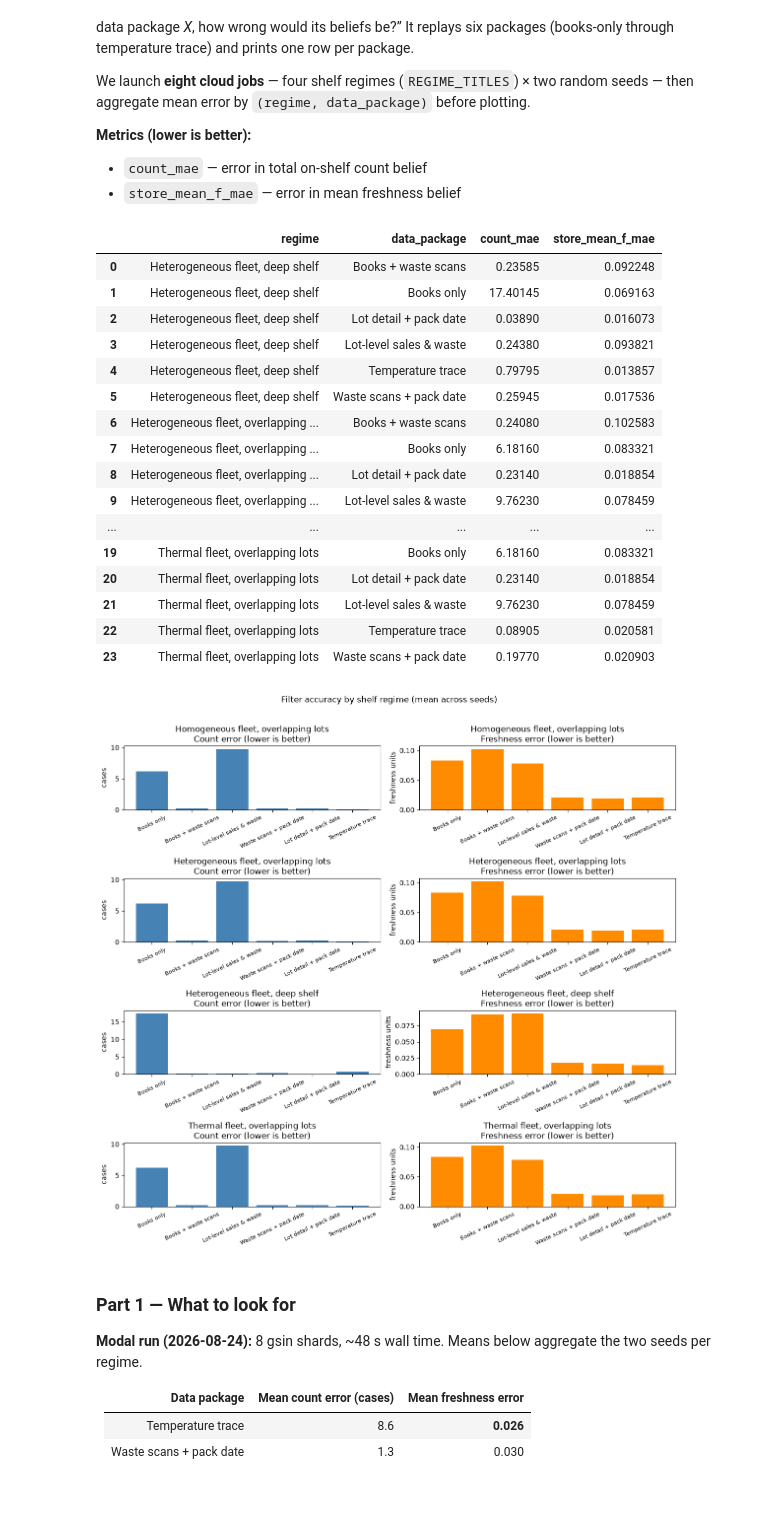
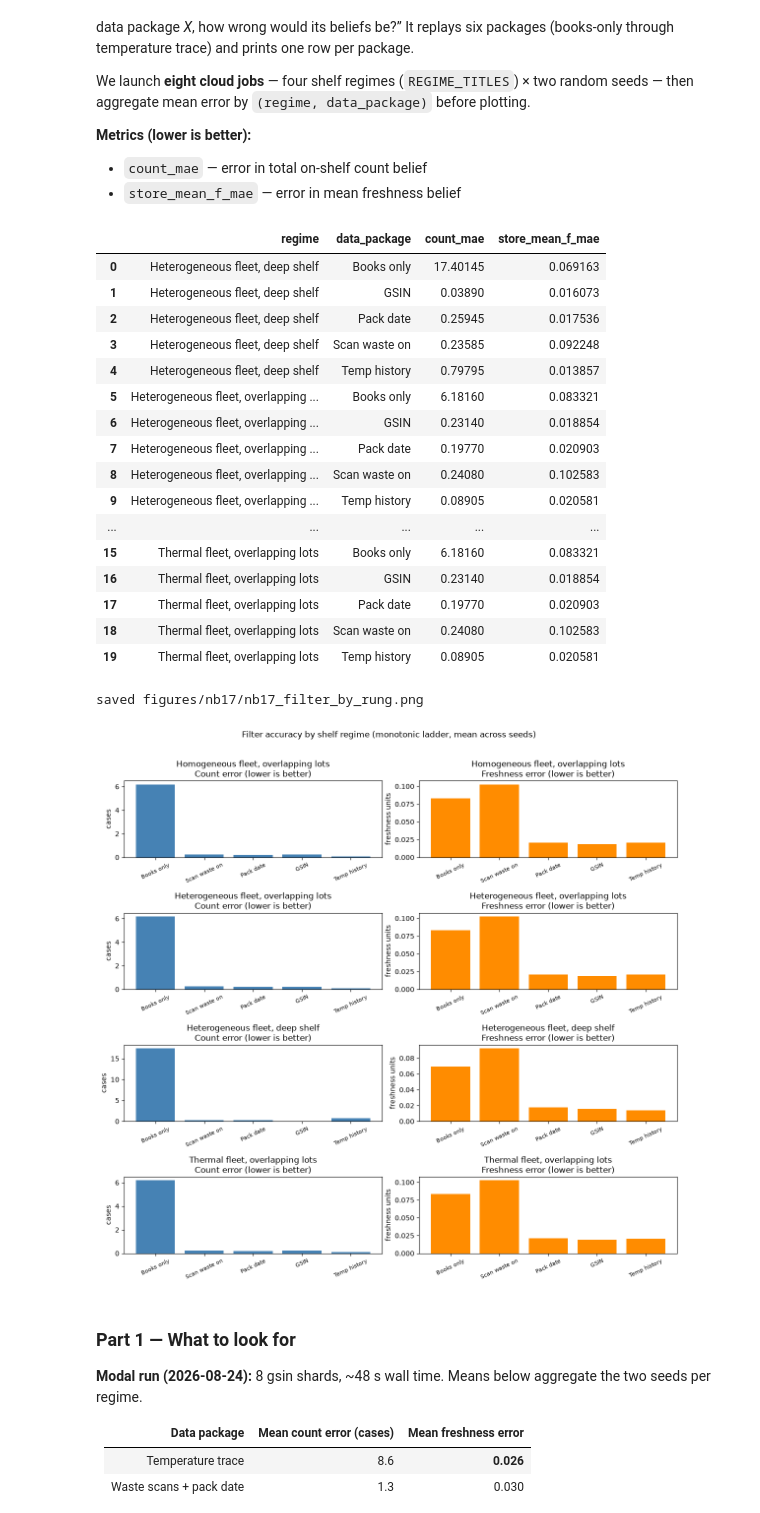
Before and after one commit to OliverEvans96/blueberries-voi, a Jupyter notebook: notebooks/17_prelim_channel_ladder.ipynb, the cells around one changed output. Saved outputs shown, nothing was run; the diff lists cells and outputs as text; code cells hidden in the pictures.

Commit message:
T-163 (implement): nb17 monotonic ladder (books→waste→packdate→gsin→temp)
Team-Role: implement
Team-Ticket: T-163

```diff
--- a/notebooks/17_prelim_channel_ladder.ipynb
+++ b/notebooks/17_prelim_channel_ladder.ipynb
@@ -89,14 +94,15 @@ from blueberries_voi.experiments.modal_dispatch import run_batch
 from blueberries_voi.experiments.voi_profit import load_damped_sw_bo_params
 from blueberries_voi.filter.types import channels_cache_key, channels_for_preset
 
-# Plain-language labels for internal scenario codes (charts + tables only).
+# Monotonic knowledge ladder (strict cumulative information order).
+# Maps user-facing rung labels → internal ObsChannels presets.
+MONOTONIC_LADDER_IDS = ("P0", "P1", "F2a", "F2", "F3")
 DATA_PACKAGE_LABELS: dict[str, str] = {
     "P0": "Books only",
-    "P1": "Books + waste scans",
-    "F1": "Lot-level sales & waste",
-    "F2a": "Waste scans + pack date",
-    "F2": "Lot detail + pack date",
-    "F3": "Temperature trace",
+    "P1": "Scan waste on",
+    "F2a": "Pack date",
+    "F2": "GSIN",
+    "F3": "Temp history",
     "B-state": "Perfect information (ceiling)",
 }
 
@@ -105,18 +111,19 @@ SMOKE = False  # set True to shrink grids for a quicker plumbing check
 
 FILTER_DIAG_CELLS = [(r, s) for r in range(4) for s in range(2)]  # 8 gsin shards
 PROFIT_SEEDS = (42, 7, 101, 2024)
-# Internal preset ids → wired through channels_for_preset; labels are for display.
-PROFIT_PRESET_IDS = ("P0", "P1", "F1", "F2a", "F2", "F3")
+PROFIT_PRESET_IDS = MONOTONIC_LADDER_IDS
 PROFIT_CHANNELS = [channels_for_preset(s) for s in PROFIT_PRESET_IDS]
 PROFIT_LABELS = {
     channels_cache_key(ch): DATA_PACKAGE_LABELS[s]
     for s, ch in zip(PROFIT_PRESET_IDS, PROFIT_CHANNELS, strict=True)
 }
+LADDER_DISPLAY_ORDER = [DATA_PACKAGE_LABELS[s] for s in MONOTONIC_LADDER_IDS]
 N_BURN, N_SCORE = 2, 14
 BO_JSON = REPO_ROOT / "outputs" / "damped_sw_alpha_bo.json"
 CONTROLLER_ALPHA, CONTROLLER_RHO = load_damped_sw_bo_params(BO_JSON)
 FIG_DIR = REPO_ROOT / "figures" / "nb17"
 FIG_DIR.mkdir(parents=True, exist_ok=True)
 print(f"controller damped_sw α={CONTROLLER_ALPHA:.4f} ρ={CONTROLLER_RHO:.4f} from {BO_JSON.name}")
+print(f"monotonic ladder: {' → '.join(LADDER_DISPLAY_ORDER)}")
 # %% [output]
 controller damped_sw α=0.9500 ρ=0.8000 from damped_sw_alpha_bo.json
@@ -142,6 +150,7 @@ filter_rows = run_batch(
     gsin_cells=FILTER_DIAG_CELLS,
 )
 filter_df = pd.DataFrame(filter_rows)
+filter_df = filter_df[filter_df["channel"].isin(MONOTONIC_LADDER_IDS)].copy()
 filter_df["data_package"] = filter_df["channel"].map(DATA_PACKAGE_LABELS)
 filter_agg = (
     filter_df.groupby(["regime", "data_package"], as_index=False)[["count_mae", "store_mean_f_mae"]]
@@ -150,61 +159,57 @@ filter_agg = (
 filter_agg
 # %% [output]
 |  | regime | data_package | count_mae | store_mean_f_mae |
-| 0 | Heterogeneous fleet, deep shelf | Books + waste scans | 0.23585 | 0.092248 |
-| 1 | Heterogeneous fleet, deep shelf | Books only | 17.40145 | 0.069163 |
-| 2 | Heterogeneous fleet, deep shelf | Lot detail + pack date | 0.03890 | 0.016073 |
-| 3 | Heterogeneous fleet, deep shelf | Lot-level sales & waste | 0.24380 | 0.093821 |
-| 4 | Heterogeneous fleet, deep shelf | Temperature trace | 0.79795 | 0.013857 |
-| 5 | Heterogeneous fleet, deep shelf | Waste scans + pack date | 0.25945 | 0.017536 |
-| 6 | Heterogeneous fleet, overlapping ... | Books + waste scans | 0.24080 | 0.102583 |
-| 7 | Heterogeneous fleet, overlapping ... | Books only | 6.18160 | 0.083321 |
-| 8 | Heterogeneous fleet, overlapping ... | Lot detail + pack date | 0.23140 | 0.018854 |
-| 9 | Heterogeneous fleet, overlapping ... | Lot-level sales & waste | 9.76230 | 0.078459 |
+| 0 | Heterogeneous fleet, deep shelf | Books only | 17.40145 | 0.069163 |
+| 1 | Heterogeneous fleet, deep shelf | GSIN | 0.03890 | 0.016073 |
+| 2 | Heterogeneous fleet, deep shelf | Pack date | 0.25945 | 0.017536 |
+| 3 | Heterogeneous fleet, deep shelf | Scan waste on | 0.23585 | 0.092248 |
+| 4 | Heterogeneous fleet, deep shelf | Temp history | 0.79795 | 0.013857 |
+| 5 | Heterogeneous fleet, overlapping ... | Books only | 6.18160 | 0.083321 |
+| 6 | Heterogeneous fleet, overlapping ... | GSIN | 0.23140 | 0.018854 |
+| 7 | Heterogeneous fleet, overlapping ... | Pack date | 0.19770 | 0.020903 |
+| 8 | Heterogeneous fleet, overlapping ... | Scan waste on | 0.24080 | 0.102583 |
+| 9 | Heterogeneous fleet, overlapping ... | Temp history | 0.08905 | 0.020581 |
 | ... | ... | ... | ... | ... |
-| 19 | Thermal fleet, overlapping lots | Books only | 6.18160 | 0.083321 |
-| 20 | Thermal fleet, overlapping lots | Lot detail + pack date | 0.23140 | 0.018854 |
-| 21 | Thermal fleet, overlapping lots | Lot-level sales & waste | 9.76230 | 0.078459 |
-| 22 | Thermal fleet, overlapping lots | Temperature trace | 0.08905 | 0.020581 |
-| 23 | Thermal fleet, overlapping lots | Waste scans + pack date | 0.19770 | 0.020903 |
+| 15 | Thermal fleet, overlapping lots | Books only | 6.18160 | 0.083321 |
+| 16 | Thermal fleet, overlapping lots | GSIN | 0.23140 | 0.018854 |
+| 17 | Thermal fleet, overlapping lots | Pack date | 0.19770 | 0.020903 |
+| 18 | Thermal fleet, overlapping lots | Scan waste on | 0.24080 | 0.102583 |
+| 19 | Thermal fleet, overlapping lots | Temp history | 0.08905 | 0.020581 |
 # %%
-_DISPLAY_ORDER = [
-    "Books only",
-    "Books + waste scans",
-    "Lot-level sales & waste",
-    "Waste scans + pack date",
-    "Lot detail + pack date",
-    "Temperature trace",
-]
-_regime_order = [r for r in REGIME_TITLES if r in filter_agg["regime"].unique()]
 plot_filter = (
     filter_agg.set_index(["regime", "data_package"])
     .reindex(
         pd.MultiIndex.from_product(
-            [_regime_order, _DISPLAY_ORDER],
+            [[r for r in REGIME_TITLES if r in filter_agg["regime"].unique()], LADDER_DISPLAY_ORDER],
             names=["regime", "data_package"],
         ),
         fill_value=np.nan,
     )
     .reset_index()
 )
 
-n_regimes = len(_regime_order)
+n_regimes = plot_filter["regime"].nunique()
+_regime_order = [r for r in REGIME_TITLES if r in plot_filter["regime"].unique()]
 fig, axes = plt.subplots(n_regimes, 2, figsize=(12, 2.8 * n_regimes), squeeze=False)
 for i, regime in enumerate(_regime_order):
     sub = plot_filter[plot_filter["regime"] == regime]
     axes[i, 0].bar(sub["data_package"], sub["count_mae"], color="steelblue")
     axes[i, 0].set_title(f"{regime}\nCount error (lower is better)")
     axes[i, 0].set_ylabel("cases")
     axes[i, 1].bar(sub["data_package"], sub["store_mean_f_mae"], color="darkorange")
     axes[i, 1].set_title(f"{regime}\nFreshness error (lower is better)")
     axes[i, 1].set_ylabel("freshness units")
     for ax in (axes[i, 0], axes[i, 1]):
         ax.tick_params(axis="x", rotation=25, labelsize=8)
-fig.suptitle("Filter accuracy by shelf regime (mean across seeds)", y=1.01)
+fig.suptitle("Filter accuracy by shelf regime (monotonic ladder, mean across seeds)", y=1.01)
 fig.tight_layout()
+_fig_filter = FIG_DIR / "nb17_filter_by_rung.png"
+fig.savefig(_fig_filter, dpi=150, bbox_inches="tight")
+print(f"saved {_fig_filter.relative_to(REPO_ROOT)}")
 plt.show()
 # %% [output]
+saved figures/nb17/nb17_filter_by_rung.png
-[figure, old version]
+[figure, new version]
 # %% [markdown]
 ### Part 1 — What to look for
 
```
Also changed, not shown: parts of 8 cells of this notebook, 3 other files.
